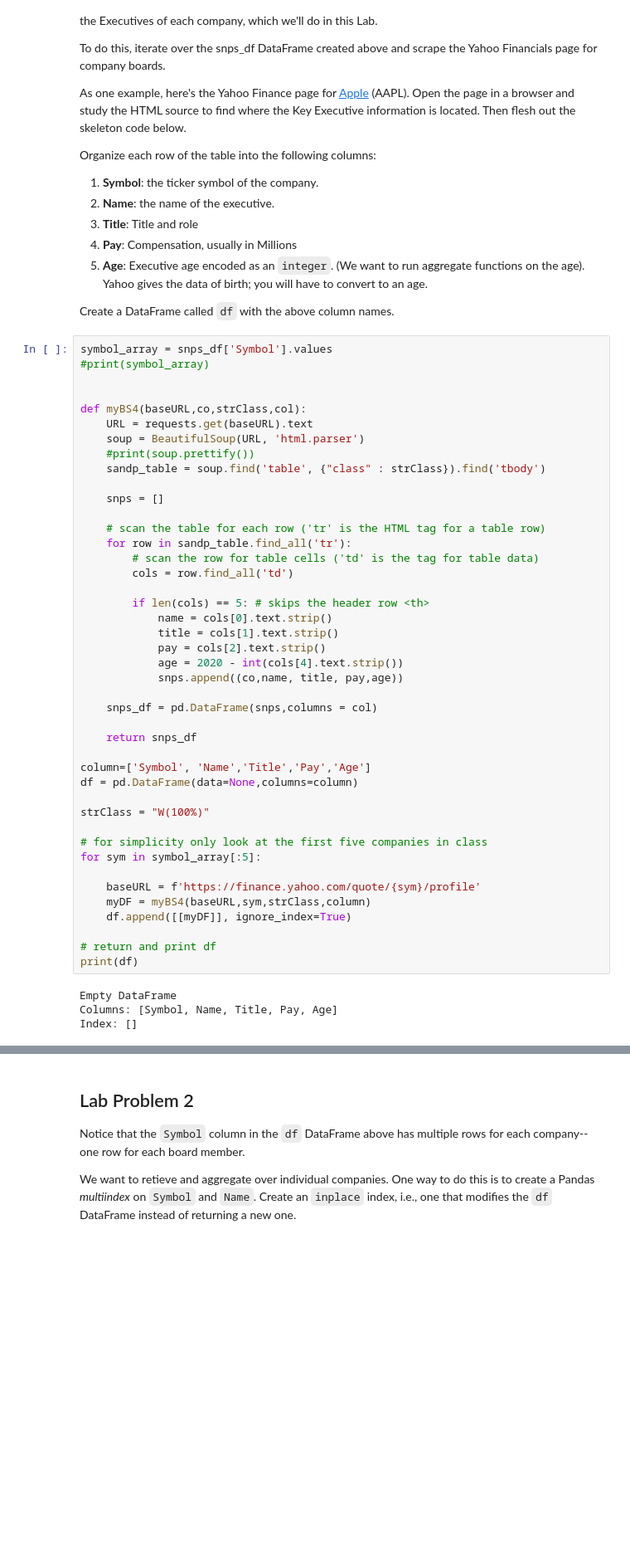
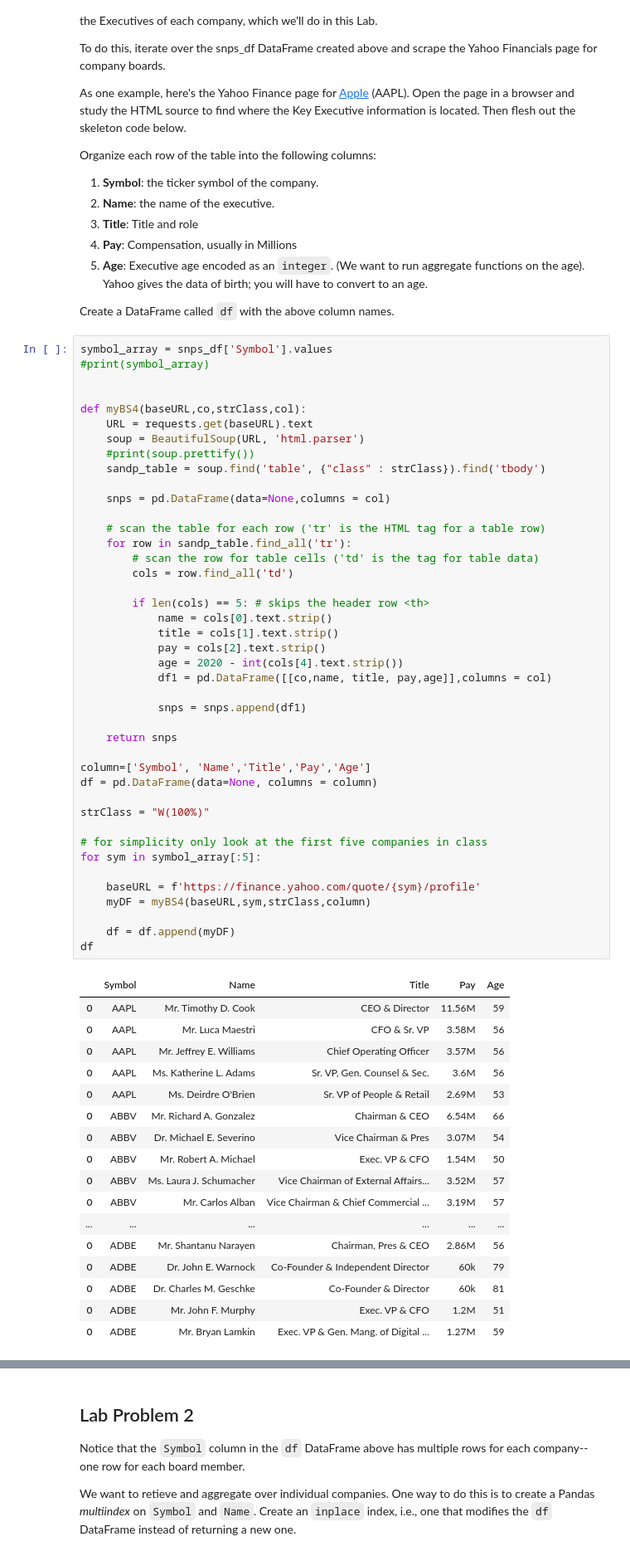
Before and after one commit to adomakor412/DataEngineering, a Jupyter notebook: WebBrowserPlatform-StaticHTMLWebScraping/Lab-5-scraping.ipynb, the cells around one changed output, grey strips where cells are left out. Shown at 83% size. Drawn from its saved outputs; the diff is of its cells as text; blank space fills up the shorter version.

```diff
--- a/WebBrowserPlatform-StaticHTMLWebScraping/Lab-5-scraping.ipynb
+++ b/WebBrowserPlatform-StaticHTMLWebScraping/Lab-5-scraping.ipynb
@@ -219,41 +219,54 @@ def myBS4(baseURL,co,strClass,col):
     URL = requests.get(baseURL).text
     soup = BeautifulSoup(URL, 'html.parser')
     #print(soup.prettify())
     sandp_table = soup.find('table', {"class" : strClass}).find('tbody')
 
-    snps = []
+    snps = pd.DataFrame(data=None,columns = col)
 
     # scan the table for each row ('tr' is the HTML tag for a table row)
     for row in sandp_table.find_all('tr'):
         # scan the row for table cells ('td' is the tag for table data)
         cols = row.find_all('td')
 
         if len(cols) == 5: # skips the header row <th>
             name = cols[0].text.strip()
             title = cols[1].text.strip()
             pay = cols[2].text.strip()
             age = 2020 - int(cols[4].text.strip())
-            snps.append((co,name, title, pay,age))
+            df1 = pd.DataFrame([[co,name, title, pay,age]],columns = col)
 
-    snps_df = pd.DataFrame(snps,columns = col)
+            snps = snps.append(df1)
 
-    return snps_df
+    return snps
 
 column=['Symbol', 'Name','Title','Pay','Age']
-df = pd.DataFrame(data=None,columns=column)
+df = pd.DataFrame(data=None, columns = column)
 
 strClass = "W(100%)"
 
 # for simplicity only look at the first five companies in class
 for sym in symbol_array[:5]:
 
     baseURL = f'https://finance.yahoo.com/quote/{sym}/profile'
     myDF = myBS4(baseURL,sym,strClass,column)
-    df.append([[myDF]], ignore_index=True)
 
-# return and print df
-print(df)
+    df = df.append(myDF)
+df
 # %% [output]
-Empty DataFrame
-Columns: [Symbol, Name, Title, Pay, Age]
-Index: []
+|  | Symbol | Name | Title | Pay | Age |
+| 0 | AAPL | Mr. Timothy D. Cook | CEO & Director | 11.56M | 59 |
+| 0 | AAPL | Mr. Luca Maestri | CFO & Sr. VP | 3.58M | 56 |
+| 0 | AAPL | Mr. Jeffrey E. Williams | Chief Operating Officer | 3.57M | 56 |
+| 0 | AAPL | Ms. Katherine L. Adams | Sr. VP, Gen. Counsel & Sec. | 3.6M | 56 |
+| 0 | AAPL | Ms. Deirdre O'Brien | Sr. VP of People & Retail | 2.69M | 53 |
+| 0 | ABBV | Mr. Richard A. Gonzalez | Chairman & CEO | 6.54M | 66 |
+| 0 | ABBV | Dr. Michael E. Severino | Vice Chairman & Pres | 3.07M | 54 |
+| 0 | ABBV | Mr. Robert A. Michael | Exec. VP & CFO | 1.54M | 50 |
+| 0 | ABBV | Ms. Laura J. Schumacher | Vice Chairman of External Affairs... | 3.52M | 57 |
+| 0 | ABBV | Mr. Carlos Alban | Vice Chairman & Chief Commercial ... | 3.19M | 57 |
+| ... | ... | ... | ... | ... | ... |
+| 0 | ADBE | Mr. Shantanu Narayen | Chairman, Pres & CEO | 2.86M | 56 |
+| 0 | ADBE | Dr. John E. Warnock | Co-Founder & Independent Director | 60k | 79 |
+| 0 | ADBE | Dr. Charles M. Geschke | Co-Founder & Director | 60k | 81 |
+| 0 | ADBE | Mr. John F. Murphy | Exec. VP & CFO | 1.2M | 51 |
+| 0 | ADBE | Mr. Bryan Lamkin | Exec. VP & Gen. Mang. of Digital ... | 1.27M | 59 |
```
Also changed, not shown: parts of 5 cells of this notebook, 5 other files.
